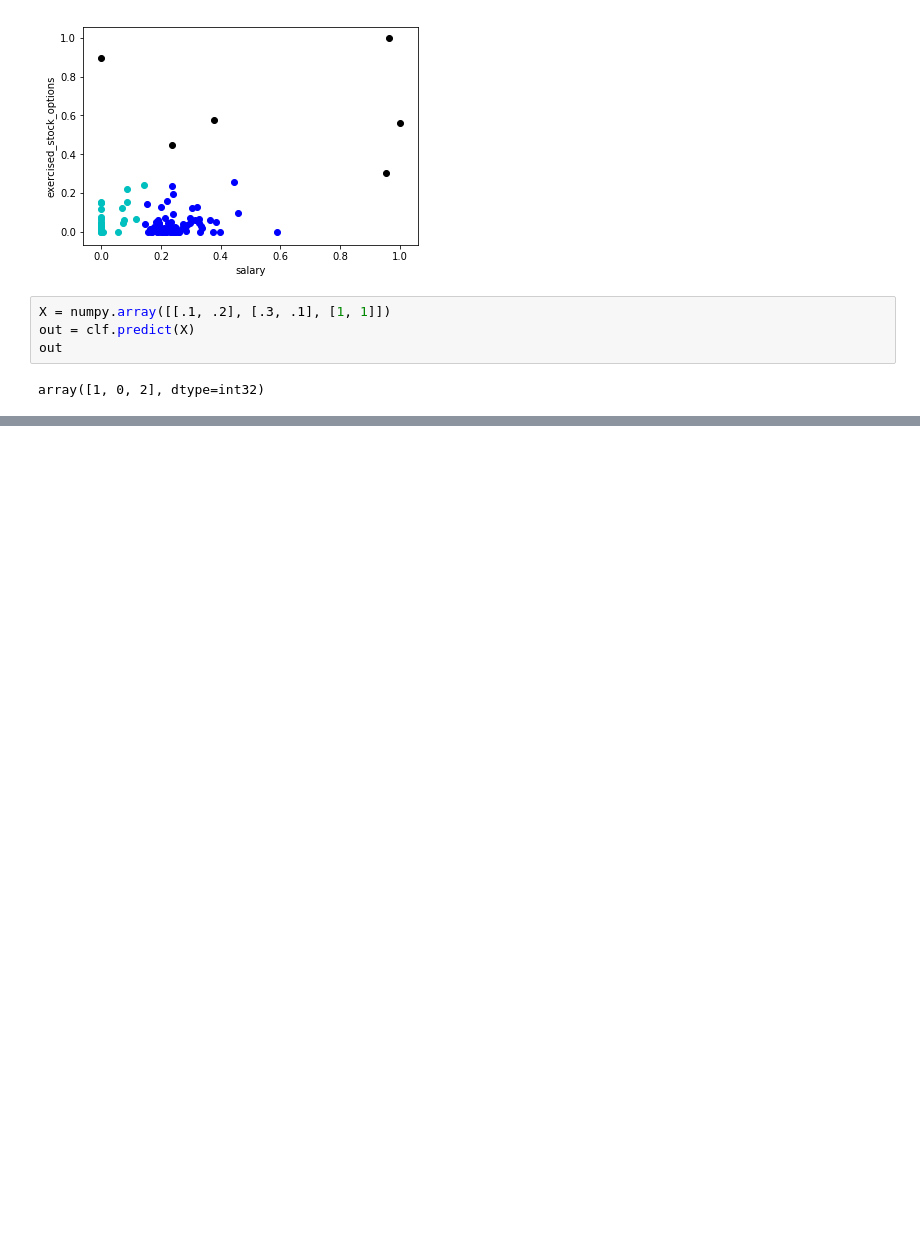
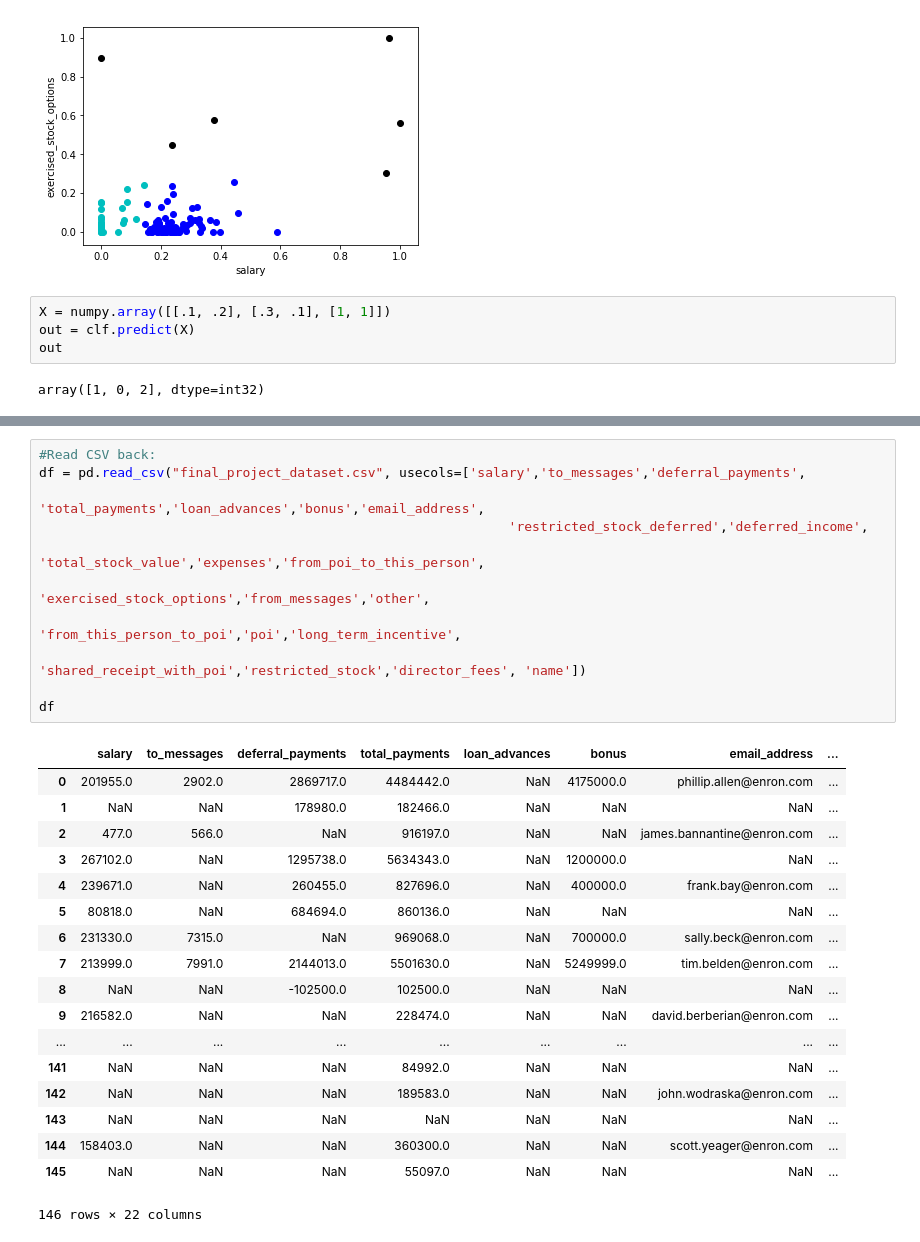
Before and after one commit to km4657/mlsetup, a Jupyter notebook: Hackathon Setup.ipynb, the cells around one changed output, grey strips where cells are left out. Drawn from its saved outputs; the diff is of its cells as text; blank space fills up the shorter version.

```diff
--- a/Hackathon Setup.ipynb
+++ b/Hackathon Setup.ipynb
@@ -398,0 +466,30 @@ array([1, 0, 2], dtype=int32)
+# %%
+#Read CSV back:
+df = pd.read_csv("final_project_dataset.csv", usecols=['salary','to_messages','deferral_payments',
+                                                            'total_payments','loan_advances','bonus','email_address',
+                                                            'restricted_stock_deferred','deferred_income',
+                                                            'total_stock_value','expenses','from_poi_to_this_person',
+                                                            'exercised_stock_options','from_messages','other',
+                                                            'from_this_person_to_poi','poi','long_term_incentive',
+                                                        'shared_receipt_with_poi','restricted_stock','director_fees', 'name'])
+
+df
+# %% [output]
+|  | salary | to_messages | deferral_payments | total_payments | loan_advances | bonus | email_address | ... |
+| 0 | 201955.0 | 2902.0 | 2869717.0 | 4484442.0 | NaN | 4175000.0 | phillip.allen@enron.com | ... |
+| 1 | NaN | NaN | 178980.0 | 182466.0 | NaN | NaN | NaN | ... |
+| 2 | 477.0 | 566.0 | NaN | 916197.0 | NaN | NaN | james.bannantine@enron.com | ... |
+| 3 | 267102.0 | NaN | 1295738.0 | 5634343.0 | NaN | 1200000.0 | NaN | ... |
+| 4 | 239671.0 | NaN | 260455.0 | 827696.0 | NaN | 400000.0 | frank.bay@enron.com | ... |
+| 5 | 80818.0 | NaN | 684694.0 | 860136.0 | NaN | NaN | NaN | ... |
+| 6 | 231330.0 | 7315.0 | NaN | 969068.0 | NaN | 700000.0 | sally.beck@enron.com | ... |
+| 7 | 213999.0 | 7991.0 | 2144013.0 | 5501630.0 | NaN | 5249999.0 | tim.belden@enron.com | ... |
+| 8 | NaN | NaN | -102500.0 | 102500.0 | NaN | NaN | NaN | ... |
+| 9 | 216582.0 | NaN | NaN | 228474.0 | NaN | NaN | david.berberian@enron.com | ... |
+| ... | ... | ... | ... | ... | ... | ... | ... | ... |
+| 141 | NaN | NaN | NaN | 84992.0 | NaN | NaN | NaN | ... |
+| 142 | NaN | NaN | NaN | 189583.0 | NaN | NaN | john.wodraska@enron.com | ... |
+| 143 | NaN | NaN | NaN | NaN | NaN | NaN | NaN | ... |
+| 144 | 158403.0 | NaN | NaN | 360300.0 | NaN | NaN | scott.yeager@enron.com | ... |
+| 145 | NaN | NaN | NaN | 55097.0 | NaN | NaN | NaN | ... |
+146 rows × 22 columns
```
Also changed, not shown: parts of 5 cells of this notebook.
